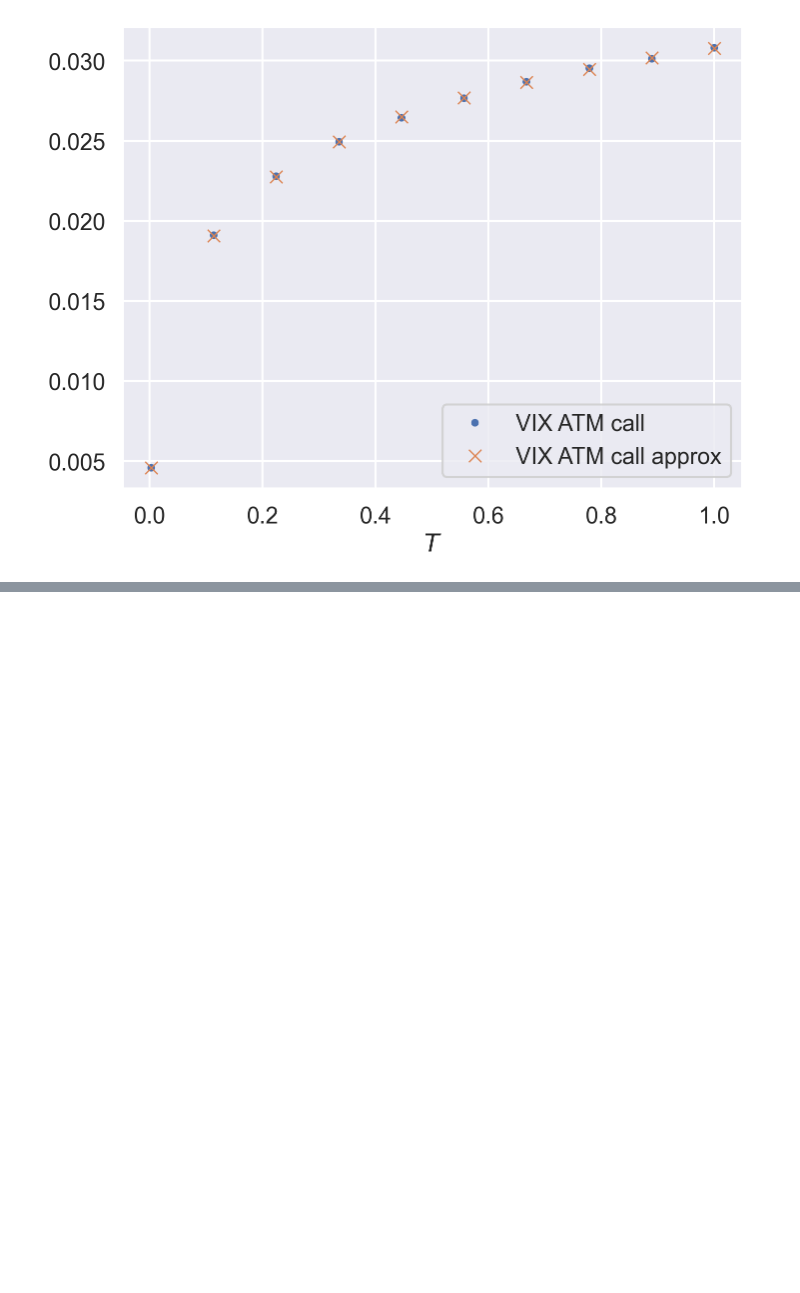
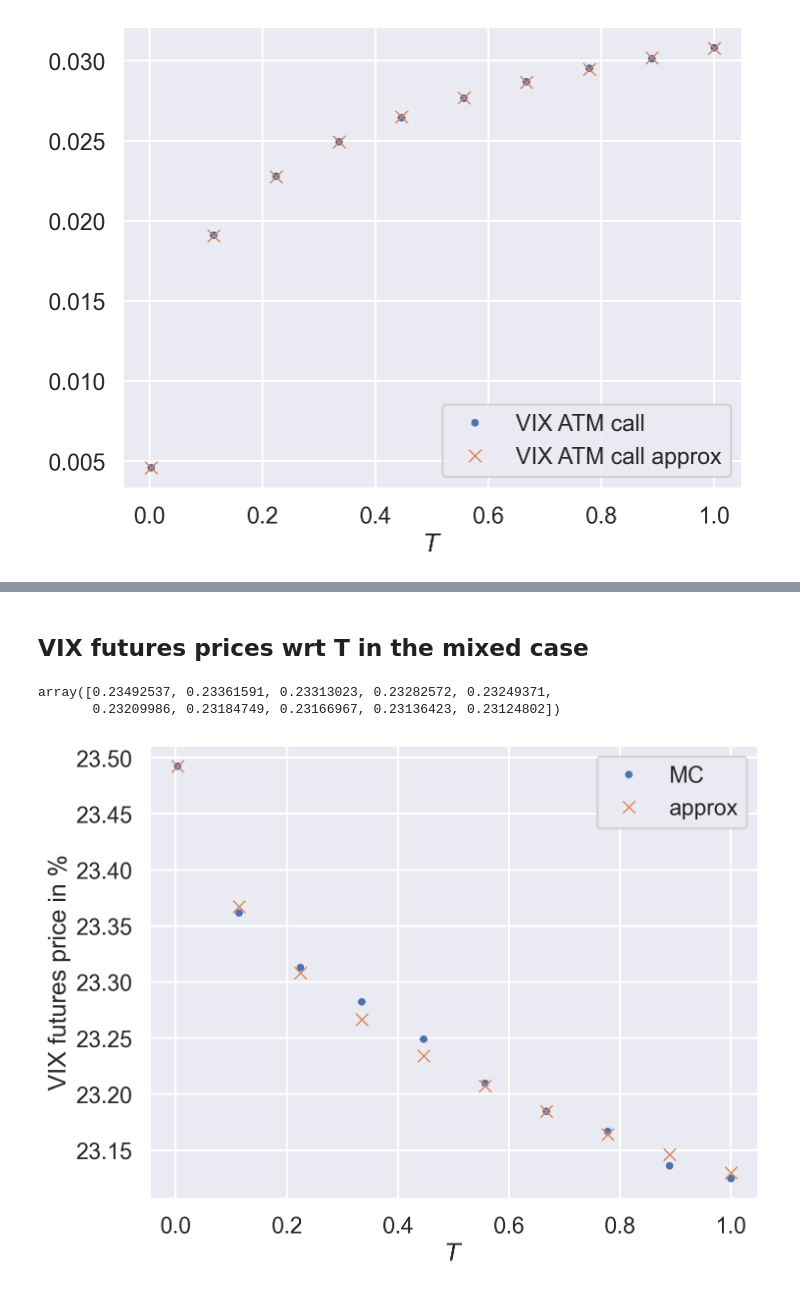
Before and after one commit to fbourgey/rough-bergomi, a Jupyter notebook: vix_weak_approx.ipynb, the cells around one changed output, grey strips where cells are left out. Drawn from its saved outputs; the diff is of its cells as text; code cells hidden in the pictures; blank space fills up the shorter version.

```diff
--- a/vix_weak_approx.ipynb
+++ b/vix_weak_approx.ipynb
@@ -185,0 +292,37 @@ plt.show()
+# %% [markdown]
+## VIX futures prices wrt T in the mixed case
+# %%
+tab_t = np.linspace(1.0 / 365.0, 1.0, 10)
+
+vix_fut_t = np.array(
+    [
+        rbergomi.price_vix_fut(
+            T=T, n_mc=n_mc, n_disc=n_disc, rule="trap", lbd=lbd, eta_2=eta_2
+        )
+        for T in tab_t
+    ]
+)
+# %%
+vix_fut_t
+# %% [output]
+array([0.23492537, 0.23361591, 0.23313023, 0.23282572, 0.23249371,
+       0.23209986, 0.23184749, 0.23166967, 0.23136423, 0.23124802])
+# %%
+vix_fut_t_approx = np.array(
+    [
+        rbergomi.price_vix_approx_mixed(
+            T=T, lbd=lbd, eta_2=eta_2, order=3, opt_payoff="fut", K=0.0, n_quad=40
+        )
+        for T in tab_t
+    ]
+)
+# %%
+fig, ax = plt.subplots()
+ax.plot(tab_t, 100.0 * vix_fut_t, ".", label="MC")
+ax.plot(tab_t, 100.0 * vix_fut_t_approx, "x", label="approx")
+ax.set_xlabel("$T$")
+ax.set_ylabel("VIX futures price in %")
+ax.legend()
+plt.show()
+# %% [output]
+[figure, added]
```
Also changed, not shown: parts of 21 cells of this notebook, 3 other files.
